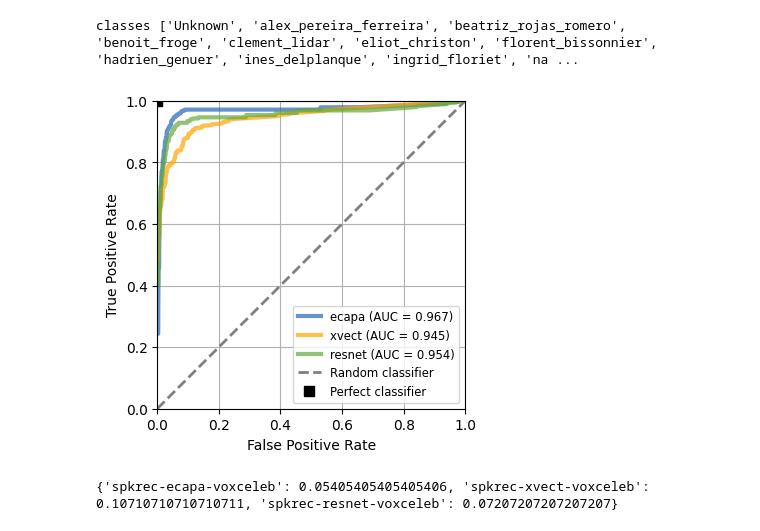
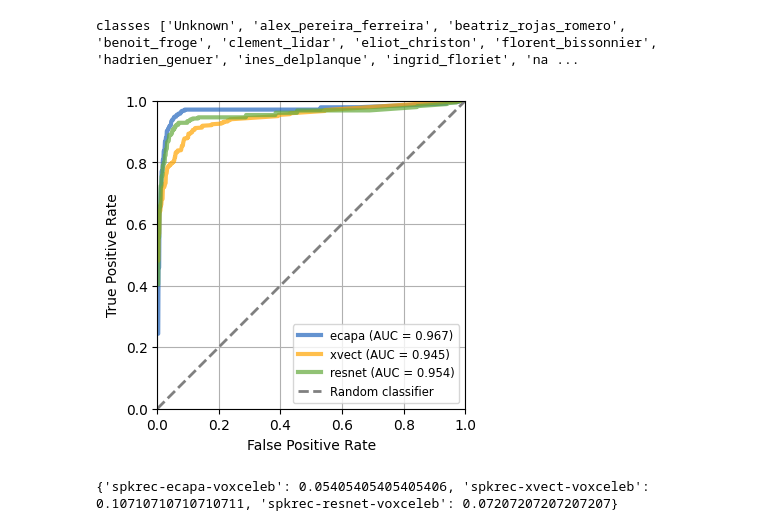
Before and after one commit to eliot-christon/robot-speech-to-speech, a Jupyter notebook: Tools/Evaluation/T1/roc.ipynb, the cells around one changed output. Cells and saved outputs as stored; diff of their text form; code cells hidden in the pictures.

```diff
--- a/Tools/Evaluation/T1/roc.ipynb
+++ b/Tools/Evaluation/T1/roc.ipynb
@@ -128,37 +128,34 @@ for model in models_to_test:
 
     fpr["macro"] = fpr_grid
     tpr["macro"] = mean_tpr
     roc_auc["macro"] = auc(fpr["macro"], tpr["macro"])
 
     EER[model] = fpr["macro"][np.nanargmin(np.abs(tpr["macro"] - (1 - fpr["macro"])))]
 
     model_str = model.replace("spkrec-", "").replace("-voxceleb", "")
     plt.plot(fpr["macro"], tpr["macro"], color=model_colors[model][0], linestyle="-", alpha=0.7, linewidth=3, label=f"{model_str} (AUC = {roc_auc['macro']:.3f})")
 
 # random
 plt.plot([0, 1], [0, 1], color='grey', linestyle='--', linewidth=2, label="Random classifier")
 
-# perfect
-plt.plot([0], [1], marker='s', markersize=7, color="black", label="Perfect classifier", linestyle='None')
-
 # make the plot square
 plt.gca().set_aspect('equal', adjustable='box')
 # limits
 plt.xlim([0, 1])
 plt.ylim([0, 1])
 # grid
 plt.grid(True)
 # legend
 plt.legend(loc='best', fontsize='small')
 # labels
 plt.xlabel("False Positive Rate")
 plt.ylabel("True Positive Rate")
 # plt.title("Multi-class macro-average ROC curves")
 plt.savefig("plots/roc_curve.png", dpi=300, bbox_inches='tight')
 plt.show()
 # %% [output]
 classes ['Unknown', 'alex_pereira_ferreira', 'beatriz_rojas_romero', 'benoit_froge', 'clement_lidar', 'eliot_christon', 'florent_bissonnier', 'hadrien_genuer', 'ines_delplanque', 'ingrid_floriet', 'na ...
-[figure, old version]
+[figure, new version]
 # %%
 print(EER)
 # %% [output]
```
Also changed, not shown: parts of 1 cell of this notebook, 3 other files.
